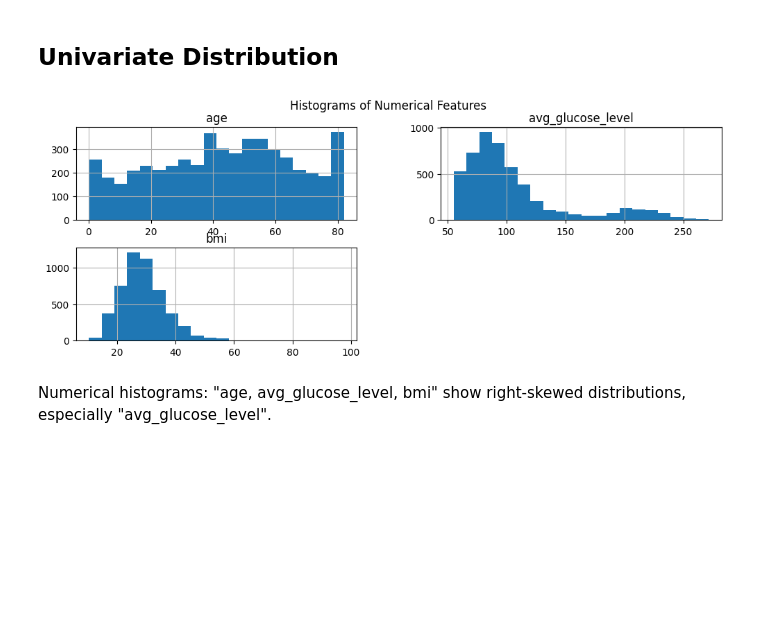
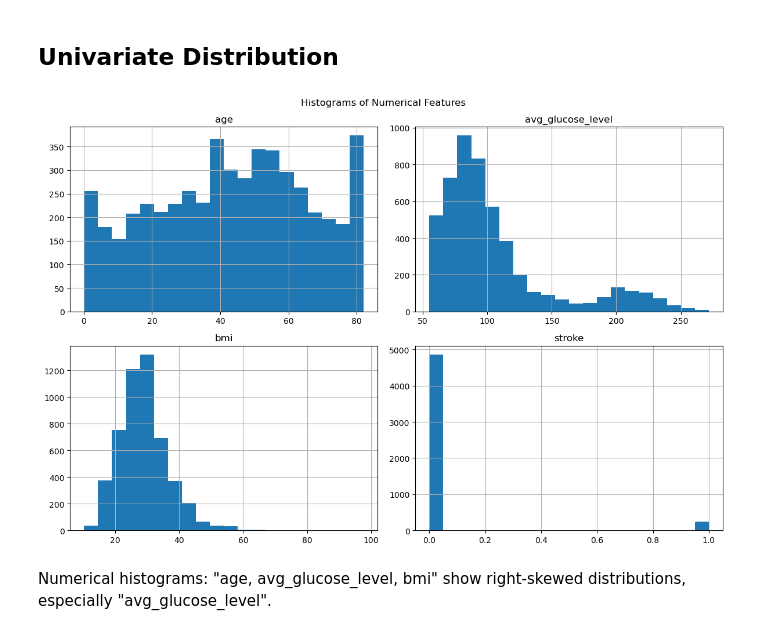
Before and after one commit to Team-6-AAI-501/strokeprediction, a Jupyter notebook: jupyternotebook/aai501StrokePrediction.ipynb, the cells around one changed output. Saved outputs shown, nothing was run; the diff lists cells and outputs as text; code cells hidden in the pictures; blank space fills up the shorter version.

```diff
--- a/jupyternotebook/aai501StrokePrediction.ipynb
+++ b/jupyternotebook/aai501StrokePrediction.ipynb
@@ -129,5 +130,7 @@ numerical_features = ['age', 'avg_glucose_level', 'bmi']
 for col in numerical_features:
     sns.boxplot(x=df[col])
     plt.title(f'Boxplot of {col}')
+    plt.savefig(f'boxplot_{col}.png')
+    plt.tight_layout()
     plt.show()
 # %% [output]
@@ -159,12 +172,14 @@ y = df_encoded['stroke']
 # %% [markdown]
 ## Univariate Distribution
 # %%
-num_cols = ['age', 'avg_glucose_level', 'bmi']
-df[num_cols].hist(bins=20, figsize=(12, 4))
+num_cols = ['age', 'avg_glucose_level', 'bmi', 'stroke']
+df[num_cols].hist(bins=20, figsize=(12, 8))
 plt.suptitle('Histograms of Numerical Features')
+plt.savefig('histograms_numerical_features.png')
+plt.tight_layout()
 plt.show()
 # %% [output]
-[figure, old version]
+[figure, new version]
 # %% [markdown]
 Numerical histograms: "age, avg_glucose_level, bmi" show right-skewed distributions, especially "avg_glucose_level".
 # %%
```
Also changed, not shown: parts of 11 cells of this notebook, 19 other files.
